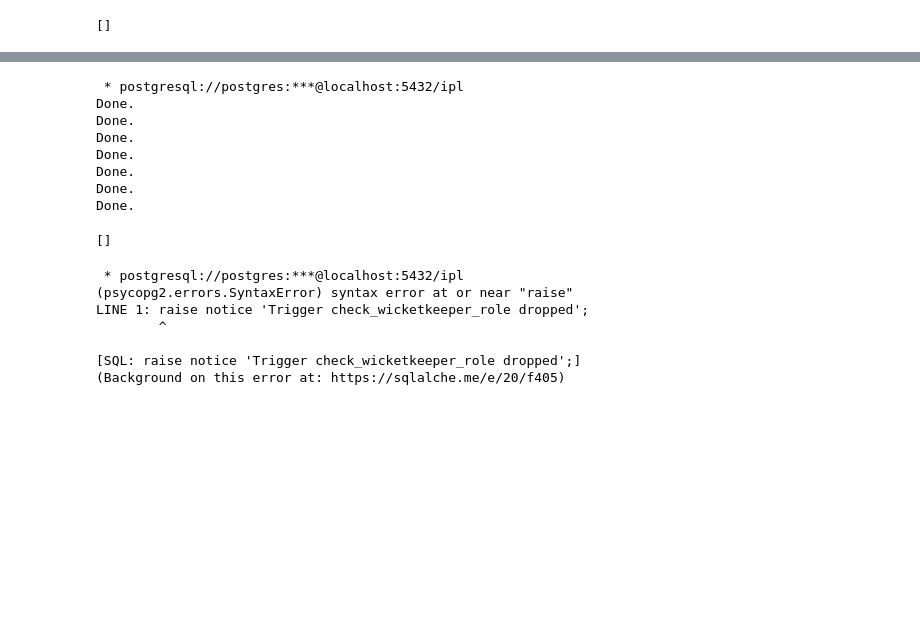
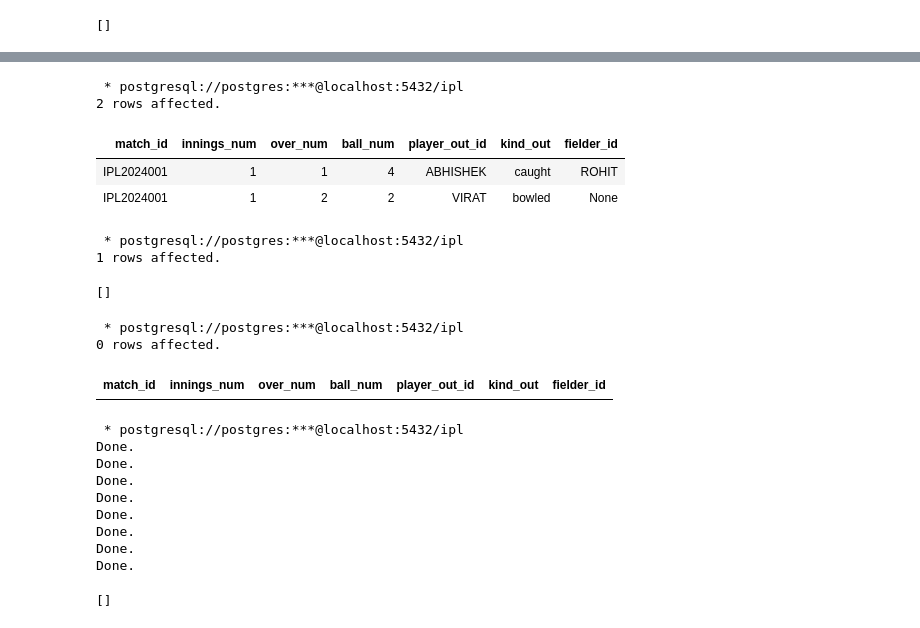
Before and after one commit to rAjaa1729/dbms2025, a Jupyter notebook: A2/Assig2.ipynb, the cells around one changed output, grey strips where cells are left out. Saved outputs shown, nothing was run; the diff lists cells and outputs as text; code cells hidden in the pictures; blank space fills up the shorter version.

Commit message:
done till season delete and now view starts hurrah...

```diff
--- a/A2/Assig2.ipynb
+++ b/A2/Assig2.ipynb
@@ -676,3 +848,26 @@ CONTEXT:  PL/pgSQL function insert_validate_match_id() line 16 at RAISE
+# %%
+%%sql
+select * from wickets;
+# %% [output]
+ * postgresql://postgres:***@localhost:5432/ipl
+2 rows affected.
+| match_id | innings_num | over_num | ball_num | player_out_id | kind_out | fielder_id |
+| IPL2024001 | 1 | 1 | 4 | ABHISHEK | caught | ROHIT |
+| IPL2024001 | 1 | 2 | 2 | VIRAT | bowled | None |
+# %%
+%%sql
+delete from season where season_id = 'IPL2024';
+# %% [output]
+ * postgresql://postgres:***@localhost:5432/ipl
+1 rows affected.
+[]
+# %%
+%%sql
+select * from wickets;
+# %% [output]
+ * postgresql://postgres:***@localhost:5432/ipl
+0 rows affected.
+| match_id | innings_num | over_num | ball_num | player_out_id | kind_out | fielder_id |
 # %%
 %%sql
 drop trigger if exists check_wicketkeeper_role on wickets;
@@ -682,6 +877,7 @@ drop trigger if exists update_check_match_id on match;
 drop trigger if exists limit_inter_player on player_team;
 drop trigger if exists limit_count_home_matches on match;
 drop trigger if exists updating_match_row on match;
+drop trigger if exists auction_delete on auction;
 # %% [output]
  * postgresql://postgres:***@localhost:5432/ipl
 Done.
@@ -691,15 +887,5 @@ Done.
 Done.
 Done.
 Done.
+Done.
 []
-# %%
-%%sql
-raise notice 'Trigger check_wicketkeeper_role dropped';
-# %% [output]
- * postgresql://postgres:***@localhost:5432/ipl
-(psycopg2.errors.SyntaxError) syntax error at or near "raise"
-LINE 1: raise notice 'Trigger check_wicketkeeper_role dropped';
-        ^
-
-[SQL: raise notice 'Trigger check_wicketkeeper_role dropped';]
-(Background on this error at: https://sqlalche.me/e/20/f405)
```
Also changed, not shown: parts of 10 cells of this notebook, 1 other file.
